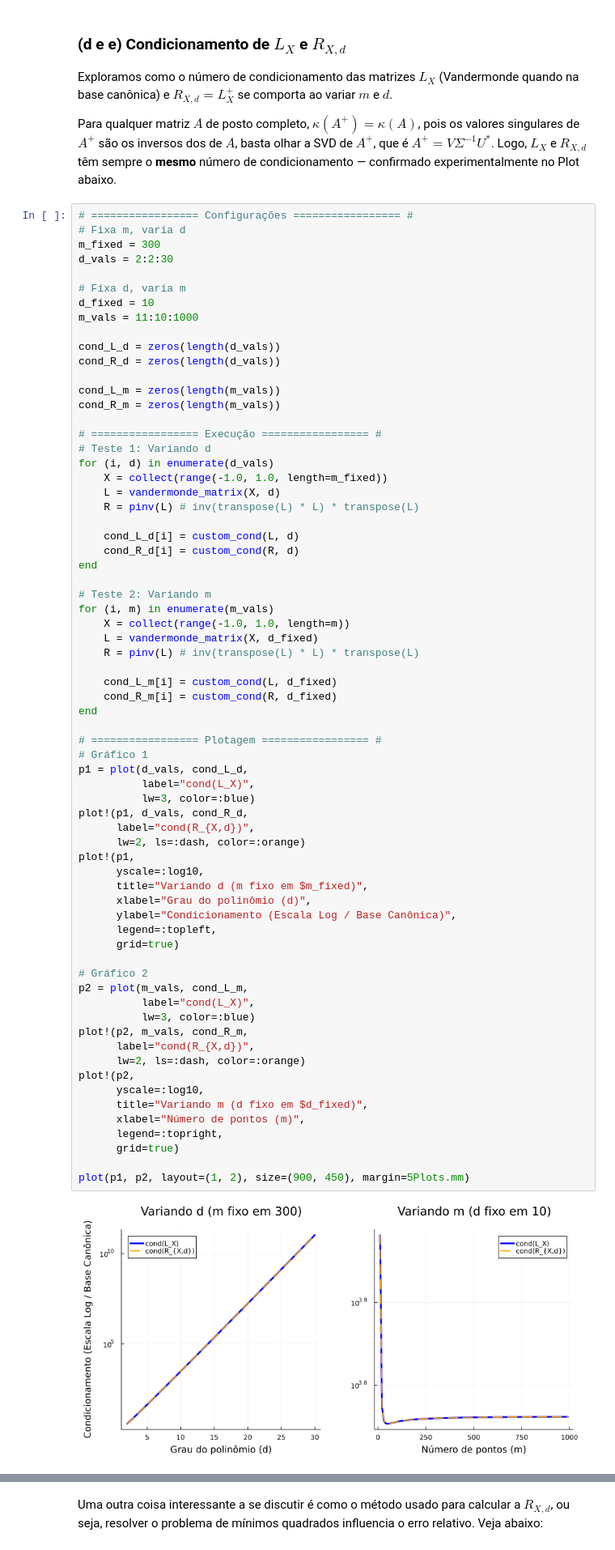
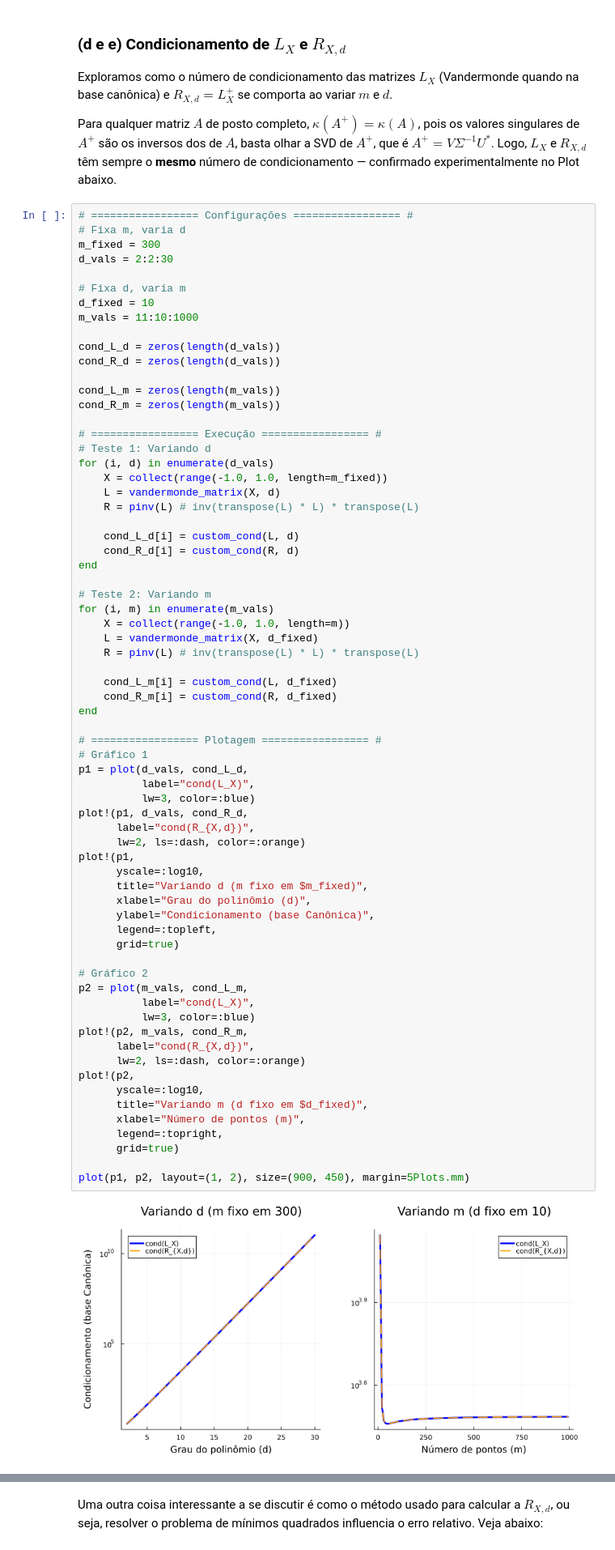
Before and after one commit to Jose-Pedro-Dresch/aln_pjt3_polinomios, a Jupyter notebook: Projeto3_julia (1).ipynb, the cells around one changed output, grey strips where cells are left out. Shown at 81% size. Drawn from its saved outputs; the diff is of its cells as text.

```diff
--- a/Projeto3_julia (1).ipynb
+++ b/Projeto3_julia (1).ipynb
@@ -434,35 +434,35 @@ end
 # Gráfico 1
 p1 = plot(d_vals, cond_L_d,
           label="cond(L_X)",
           lw=3, color=:blue)
 plot!(p1, d_vals, cond_R_d,
       label="cond(R_{X,d})",
       lw=2, ls=:dash, color=:orange)
 plot!(p1,
       yscale=:log10,
       title="Variando d (m fixo em $m_fixed)",
       xlabel="Grau do polinômio (d)",
-      ylabel="Condicionamento (Escala Log / Base Canônica)",
+      ylabel="Condicionamento (base Canônica)",
       legend=:topleft,
       grid=true)
 
 # Gráfico 2
 p2 = plot(m_vals, cond_L_m,
           label="cond(L_X)",
           lw=3, color=:blue)
 plot!(p2, m_vals, cond_R_m,
       label="cond(R_{X,d})",
       lw=2, ls=:dash, color=:orange)
 plot!(p2,
       yscale=:log10,
       title="Variando m (d fixo em $d_fixed)",
       xlabel="Número de pontos (m)",
       legend=:topright,
       grid=true)
 
 plot(p1, p2, layout=(1, 2), size=(900, 450), margin=5Plots.mm)
 # %% [output]
-[figure, old version]
+[figure, new version]
 # %%
 # ================= Configurações ================= #
 # Fixa m, varia d
```
Also changed, not shown: parts of 11 cells of this notebook.
